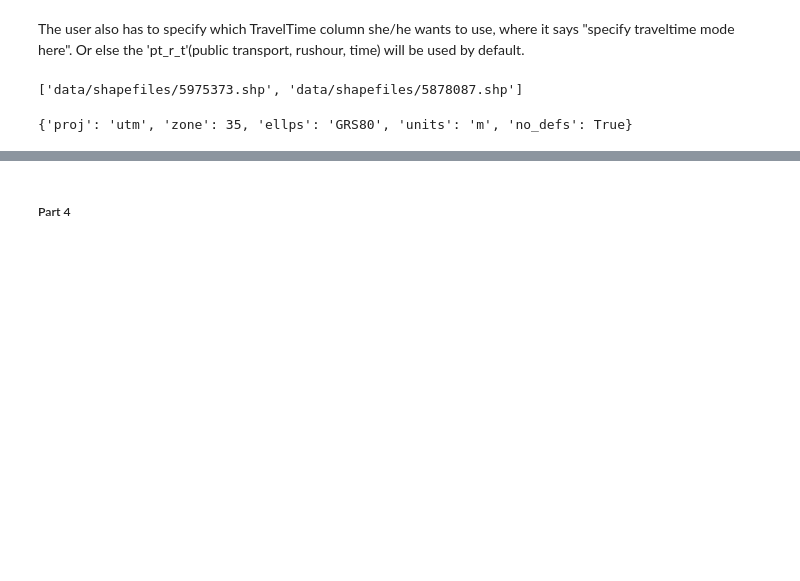
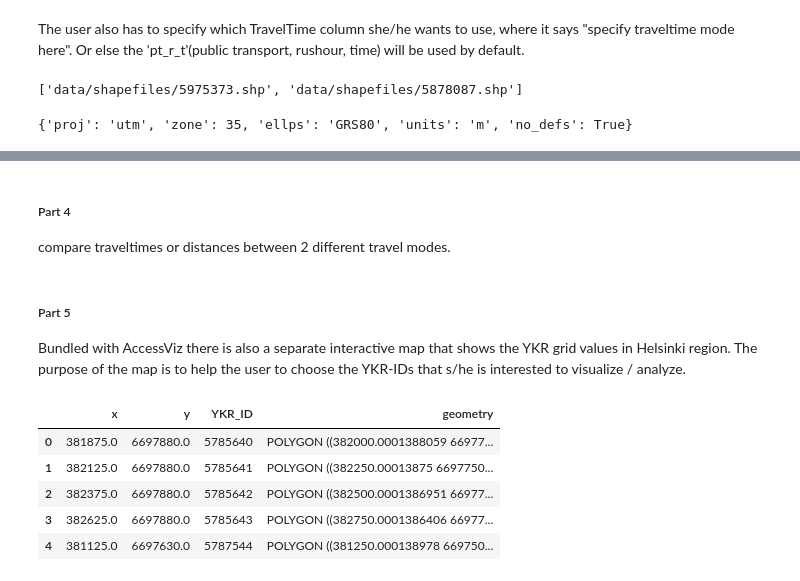
Before and after one commit to sagmoen/final-assignment-sagmoen, a Jupyter notebook: Final-assignment.ipynb, the cells around one changed output, grey strips where cells are left out. Cells and saved outputs as stored; diff of their text form; code cells hidden in the pictures; blank space fills up the shorter version.

Commit message:
starting part 5

```diff
--- a/Final-assignment.ipynb
+++ b/Final-assignment.ipynb
@@ -226,2 +228,27 @@ for idx, fp in enumerate(shp_files):
-# %% [markdown]
- ##### Part 4
+# %% [markdown]
+ ##### Part 4
+ compare traveltimes or distances between 2 different travel modes.
+# %% [markdown]
+##### Part 5
+Bundled with AccessViz there is also a separate interactive map that shows the YKR grid values in Helsinki region. The purpose of the map is to help the user to choose the YKR-IDs that s/he is interested to visualize / analyze.
+# %%
+import geopandas as gpd
+import pandas as pd
+import os
+
+#read and take a look at the YKR_grid shp file
+grid_fp = 'data/MetropAccess_YKR_grid/MetropAccess_YKR_grid_EurefFIN.shp'
+
+#read the file
+grid = gpd.read_file(grid_fp)
+
+# See the column names and confirm that we now have a column called 'from_id'
+grid.head()
+#grid.crs
+# %% [output]
+|  | x | y | YKR_ID | geometry |
+| 0 | 381875.0 | 6697880.0 | 5785640 | POLYGON ((382000.0001388059 66977... |
+| 1 | 382125.0 | 6697880.0 | 5785641 | POLYGON ((382250.00013875 6697750... |
+| 2 | 382375.0 | 6697880.0 | 5785642 | POLYGON ((382500.0001386951 66977... |
+| 3 | 382625.0 | 6697880.0 | 5785643 | POLYGON ((382750.0001386406 66977... |
+| 4 | 381125.0 | 6697630.0 | 5787544 | POLYGON ((381250.000138978 669750... |
```
Also changed, not shown: parts of 5 cells of this notebook, 1 other file.
